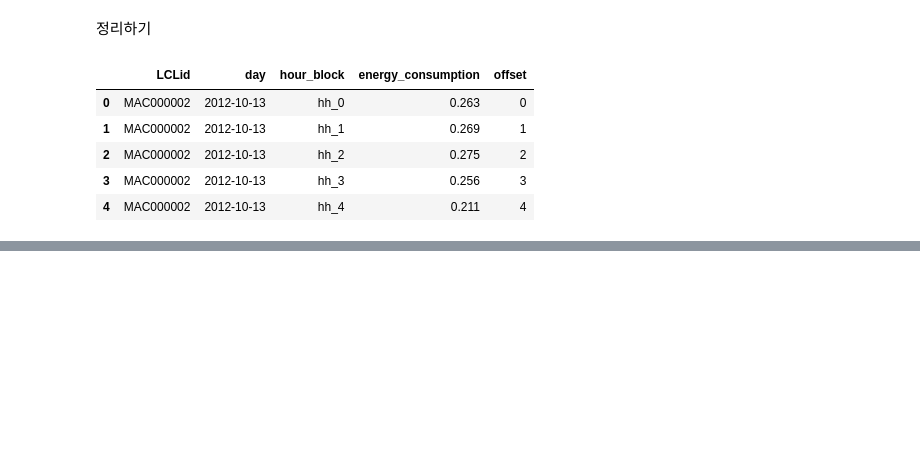
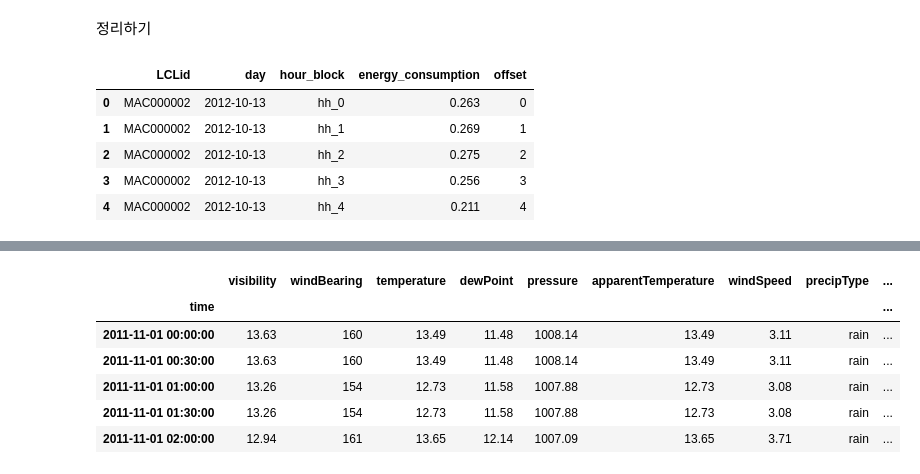
Before and after one commit to sguys99/self-study, a Jupyter notebook: modern_ts/ch02/02 - preprocessing london smard meter dataset.ipynb, the cells around one changed output, grey strips where cells are left out. Cells and saved outputs as stored; diff of their text form; code cells hidden in the pictures; blank space fills up the shorter version.

```diff
--- a/modern_ts/ch02/02 - preprocessing london smard meter dataset.ipynb
+++ b/modern_ts/ch02/02 - preprocessing london smard meter dataset.ipynb
@@ -166,0 +461,12 @@ Compact form
+# %%
+#Resampling at 30min and forward fill
+weather_hourly = weather_hourly.resample("30min").ffill()
+weather_hourly.head()
+# %% [output]
+|  | visibility | windBearing | temperature | dewPoint | pressure | apparentTemperature | windSpeed | precipType | ... |
+| time |  |  |  |  |  |  |  |  | ... |
+| 2011-11-01 00:00:00 | 13.63 | 160 | 13.49 | 11.48 | 1008.14 | 13.49 | 3.11 | rain | ... |
+| 2011-11-01 00:30:00 | 13.63 | 160 | 13.49 | 11.48 | 1008.14 | 13.49 | 3.11 | rain | ... |
+| 2011-11-01 01:00:00 | 13.26 | 154 | 12.73 | 11.58 | 1007.88 | 12.73 | 3.08 | rain | ... |
+| 2011-11-01 01:30:00 | 13.26 | 154 | 12.73 | 11.58 | 1007.88 | 12.73 | 3.08 | rain | ... |
+| 2011-11-01 02:00:00 | 12.94 | 161 | 13.65 | 12.14 | 1007.09 | 13.65 | 3.71 | rain | ... |
```
Also changed, not shown: parts of 49 cells of this notebook, 1 other file.
